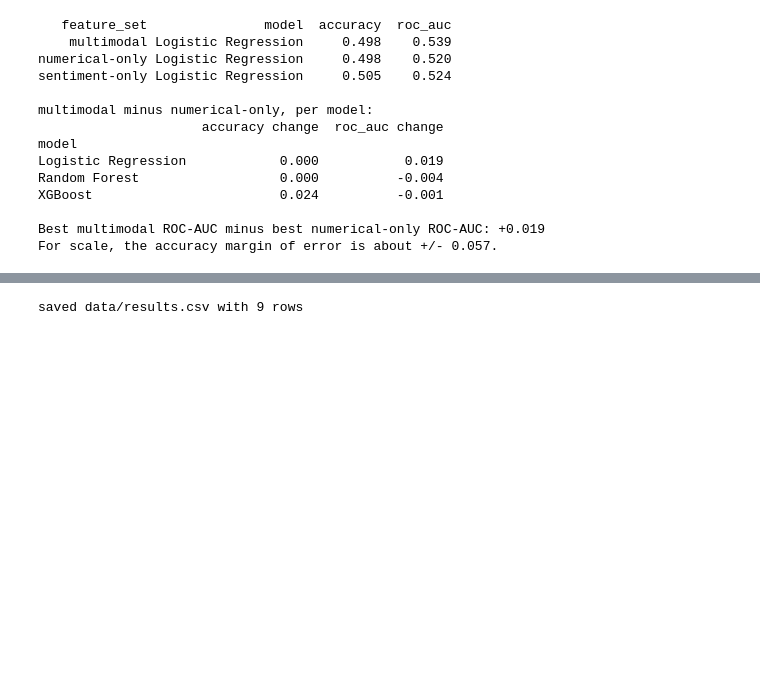
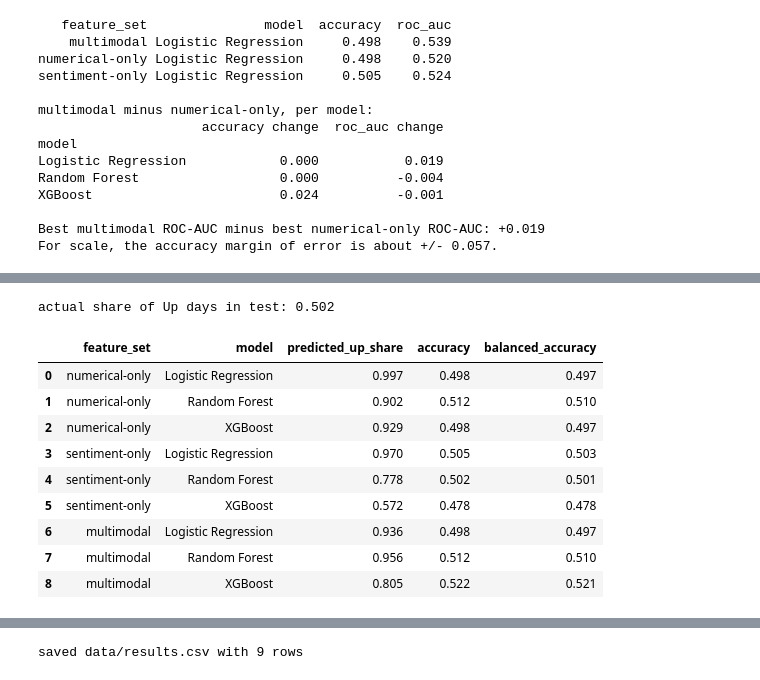
Before and after one commit to Kundankr30/Stock_Prediction, a Jupyter notebook: models.ipynb, the cells around one changed output, grey strips where cells are left out. Drawn from its saved outputs; the diff is of its cells as text; code cells hidden in the pictures; blank space fills up the shorter version.

```diff
--- a/step5_models.ipynb
+++ b/models.ipynb
@@ -281,0 +274,27 @@ For scale, the accuracy margin of error is about +/- 0.057.
+# %%
+from sklearn.metrics import balanced_accuracy_score
+
+rows = []
+for (fs_name, m_name), mdl in fitted.items():
+    cols_ = FEATURE_SETS[fs_name]
+    sc = StandardScaler().fit(train[cols_])
+    pred = mdl.predict(sc.transform(test[cols_]))
+    rows.append({"feature_set": fs_name, "model": m_name,
+                 "predicted_up_share": pred.mean(),
+                 "accuracy": accuracy_score(y_test, pred),
+                 "balanced_accuracy": balanced_accuracy_score(y_test, pred)})
+bias = pd.DataFrame(rows).round(3)
+print(f"actual share of Up days in test: {y_test.mean():.3f}")
+bias
+# %% [output]
+actual share of Up days in test: 0.502
+|  | feature_set | model | predicted_up_share | accuracy | balanced_accuracy |
+| 0 | numerical-only | Logistic Regression | 0.997 | 0.498 | 0.497 |
+| 1 | numerical-only | Random Forest | 0.902 | 0.512 | 0.510 |
+| 2 | numerical-only | XGBoost | 0.929 | 0.498 | 0.497 |
+| 3 | sentiment-only | Logistic Regression | 0.970 | 0.505 | 0.503 |
+| 4 | sentiment-only | Random Forest | 0.778 | 0.502 | 0.501 |
+| 5 | sentiment-only | XGBoost | 0.572 | 0.478 | 0.478 |
+| 6 | multimodal | Logistic Regression | 0.936 | 0.498 | 0.497 |
+| 7 | multimodal | Random Forest | 0.956 | 0.512 | 0.510 |
+| 8 | multimodal | XGBoost | 0.805 | 0.522 | 0.521 |
```
Also changed, not shown: parts of 8 cells of this notebook, 49 other files.
